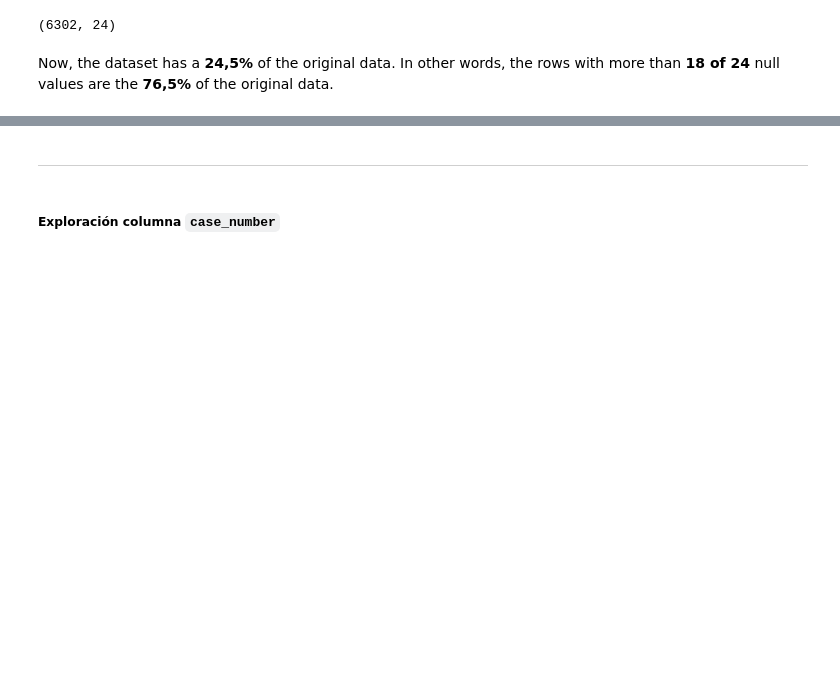
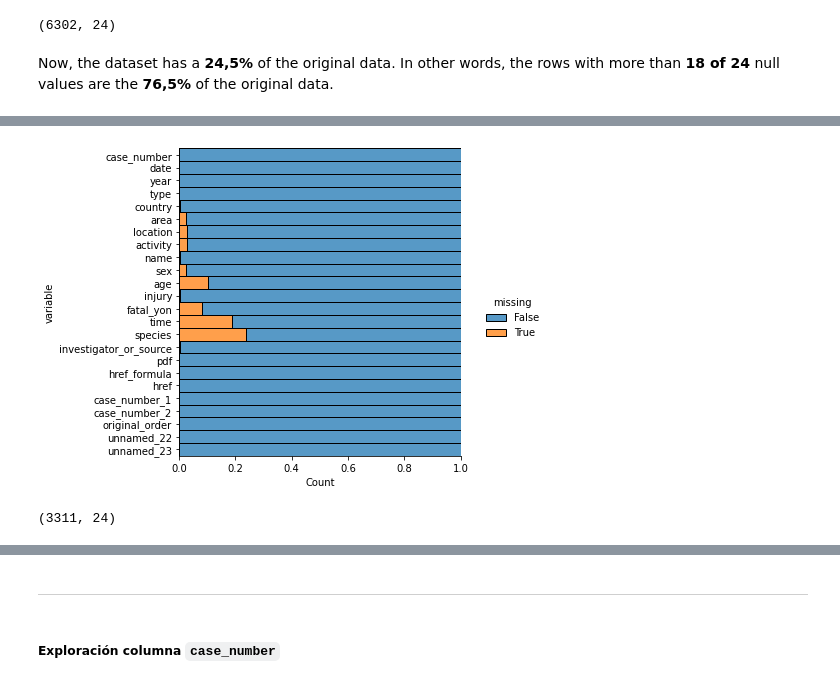
Before and after one commit to iaguerri/Global-Sharks, a Jupyter notebook: nb/DataCleaning-sharks.ipynb, the cells around one changed output, grey strips where cells are left out. Drawn from its saved outputs; the diff is of its cells as text; code cells hidden in the pictures; blank space fills up the shorter version.

```diff
--- a/nb/DataCleaning-sharks.ipynb
+++ b/nb/DataCleaning-sharks.ipynb
@@ -385,0 +238,9 @@ array([445])
+# %%
+indices_to_drop = list()
+for index, row in df.iterrows():
+        if (pd.isnull(row["age"]) or pd.isna(row["age"]) or row["age"] == " ") and \
+                (pd.isnull(row["time"]) or pd.isna(row["time"]) or row[
+                    "time"] == " ") and \
+                (pd.isnull(row["species"]) or pd.isna(row["species"]) or row["species"] == ""):
+            indices_to_drop.append(index)
+df.drop(labels=indices_to_drop, inplace=True)
@@ -385,0 +250,8 @@ array([445])
+# %%
+indices_to_drop = list()
+for index, row in df.iterrows():
+        if (pd.isnull(row["age"]) or pd.isna(row["age"]) or row["age"] == " ") and \
+                (pd.isnull(row["time"]) or pd.isna(row["time"]) or row[
+                    "time"] == " "):
+            indices_to_drop.append(index)
+df.drop(labels=indices_to_drop, inplace=True)
@@ -385,0 +261,8 @@ array([445])
+# %%
+indices_to_drop = list()
+for index, row in df.iterrows():
+        if (pd.isnull(row["age"]) or pd.isna(row["age"]) or row["age"] == " ") and \
+                (pd.isnull(row["species"]) or pd.isna(row["species"]) or row[
+                    "species"] == " "):
+            indices_to_drop.append(index)
+df.drop(labels=indices_to_drop, inplace=True)
@@ -385,0 +272,22 @@ array([445])
+# %%
+indices_to_drop = list()
+for index, row in df.iterrows():
+        if (pd.isnull(row["time"]) or pd.isna(row["time"]) or row["time"] == " ") and \
+                (pd.isnull(row["species"]) or pd.isna(row["species"]) or row[
+                    "species"] == " "):
+            indices_to_drop.append(index)
+df.drop(labels=indices_to_drop, inplace=True)
+# %%
+sns.displot(data=df.isna().melt(value_name="missing"),
+    y="variable",
+    hue="missing",
+    multiple="fill",
+    aspect=1.25)
+
+plt.show()
+# %% [output]
+[figure, added]
+# %%
+df.shape
+# %% [output]
+(3311, 24)
```
Also changed, not shown: parts of 61 cells of this notebook.
